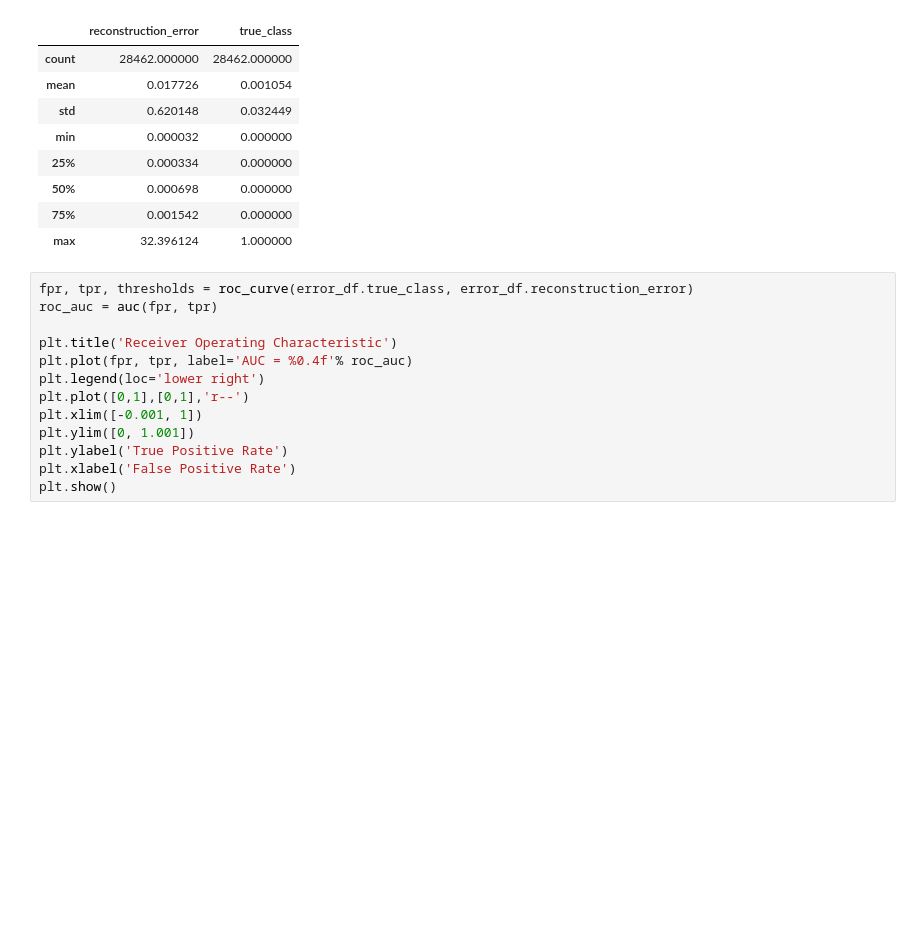
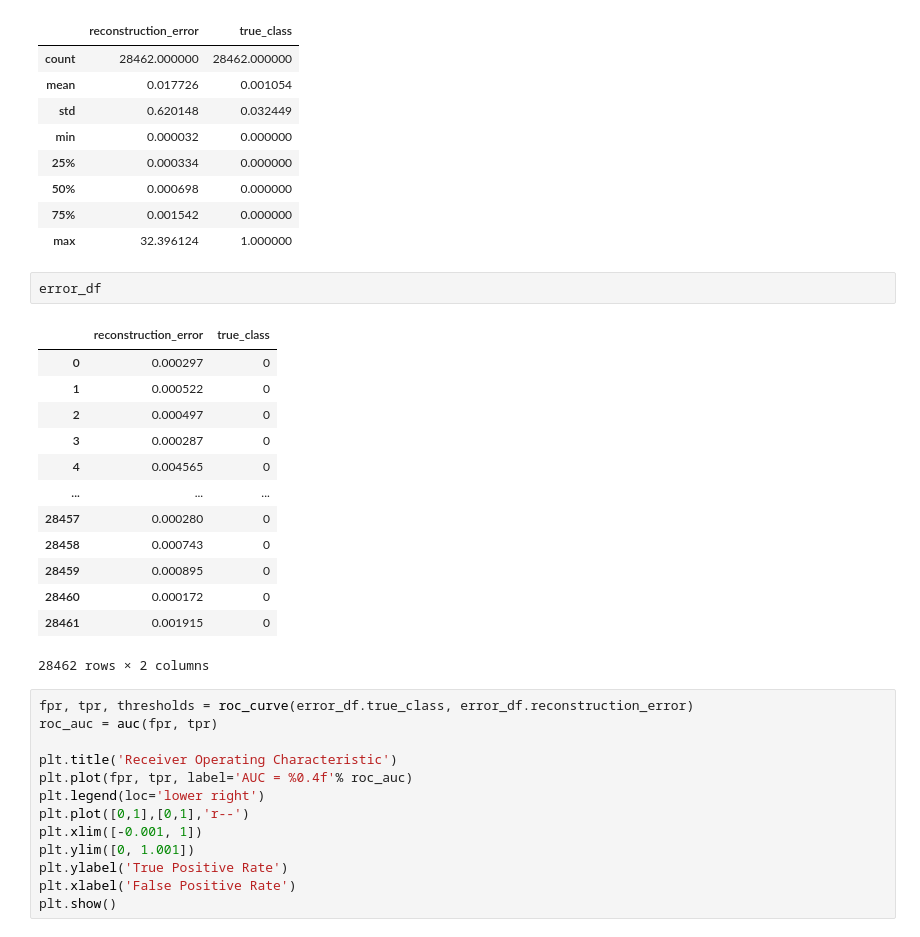
Before and after one commit to 2hg7274/Side_Project, a Jupyter notebook: Dacon/Credit_fraud_detectoin/autoencoder.ipynb, the cells around one changed output. Drawn from its saved outputs; the diff is of its cells as text; blank space fills up the shorter version.

```diff
--- a/Dacon/Credit_fraud_detectoin/autoencoder.ipynb
+++ b/Dacon/Credit_fraud_detectoin/autoencoder.ipynb
@@ -191,6 +191,22 @@ error_df.describe()
 | 50% | 0.000698 | 0.000000 |
 | 75% | 0.001542 | 0.000000 |
 | max | 32.396124 | 1.000000 |
+# %%
+error_df
+# %% [output]
+|  | reconstruction_error | true_class |
+| 0 | 0.000297 | 0 |
+| 1 | 0.000522 | 0 |
+| 2 | 0.000497 | 0 |
+| 3 | 0.000287 | 0 |
+| 4 | 0.004565 | 0 |
+| ... | ... | ... |
+| 28457 | 0.000280 | 0 |
+| 28458 | 0.000743 | 0 |
+| 28459 | 0.000895 | 0 |
+| 28460 | 0.000172 | 0 |
+| 28461 | 0.001915 | 0 |
+28462 rows × 2 columns
 # %%
 fpr, tpr, thresholds = roc_curve(error_df.true_class, error_df.reconstruction_error)
 roc_auc = auc(fpr, tpr)
```
